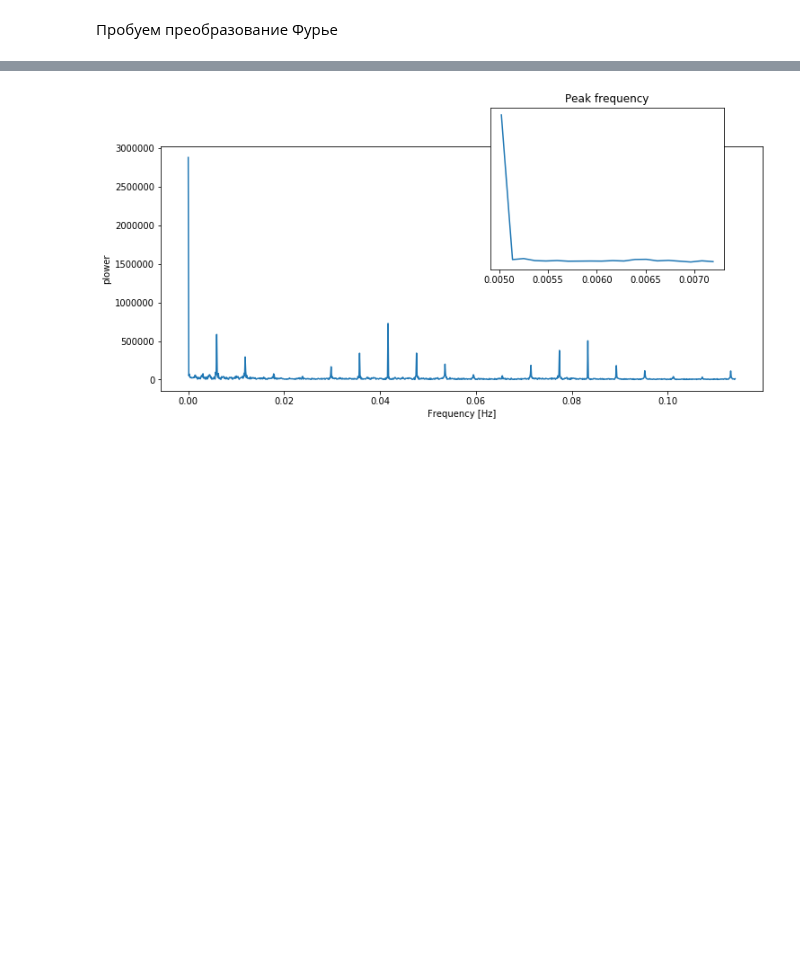
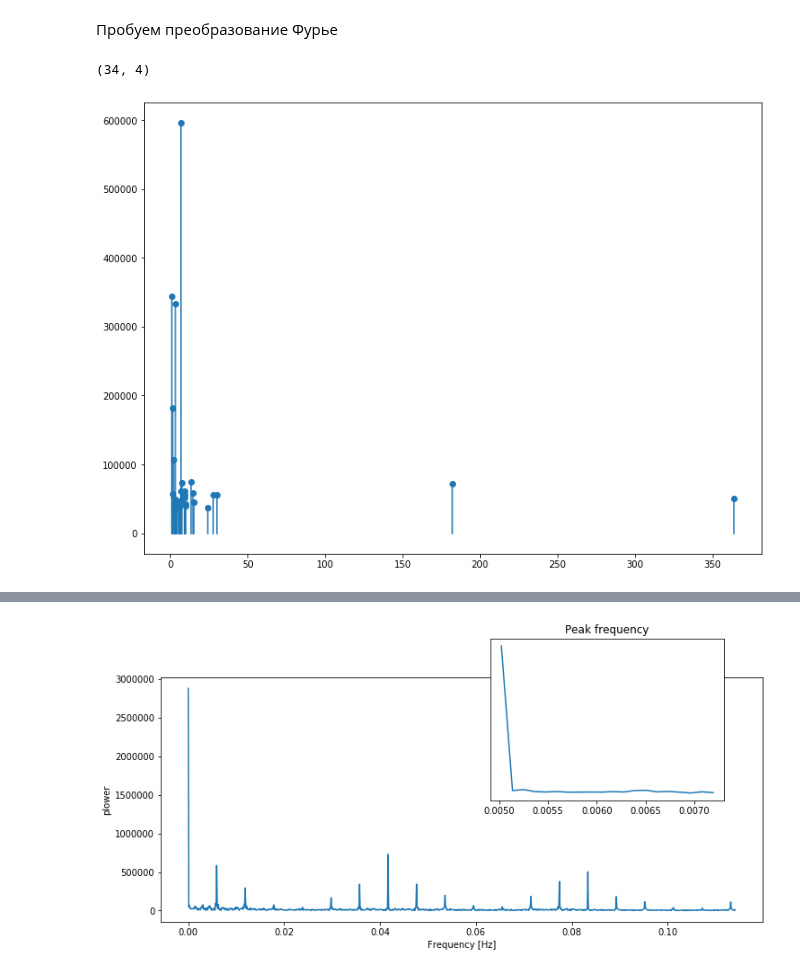
Before and after one commit to dminikorenb/DataLearning, a Jupyter notebook: 3-Taxi/dminik6_part3_w3.ipynb, the cells around one changed output, grey strips where cells are left out. Drawn from its saved outputs; the diff is of its cells as text; code cells hidden in the pictures; blank space fills up the shorter version.

```diff
--- a/3-Taxi/dminik6_part3_w3.ipynb
+++ b/3-Taxi/dminik6_part3_w3.ipynb
@@ -243,3 +243,26 @@ decomp.plot();
 [figure]
 # %% [markdown]
 Пробуем преобразование Фурье
+# %%
+# stmp = s.head(7*24*24).copy()
+stmp = s.head(7*52*24).copy()
+stmp = stmp.dropna()
+
+sample_freq = np.fft.fftfreq(stmp.shape[0], d=1)
+Y = np.fft.fft(stmp['count'].values)
+
+power = np.abs(Y)
+N = len(power) // 2
+df_fft = pd.DataFrame(power[:N], columns=['freg_val'])
+df_fft['freg'] = sample_freq[:N]
+df_fft['phase'] = np.angle(Y[:N])
+df_fft['days'] = 1. / (24.* df_fft['freg'])
+# df_fft.sort_values(by='freg_val', ascending=False, inplace=True)
+
+df_fft = df_fft[ (df_fft.days  > 1.) & (df_fft.freg_val > 28450. * 1.2)  ]
+# df_fft.head(20)
+plt.stem(df_fft['days'], df_fft['freg_val']);
+df_fft.shape
+# %% [output]
+(34, 4)
+[figure, added]
```
Also changed, not shown: parts of 4 cells of this notebook.
